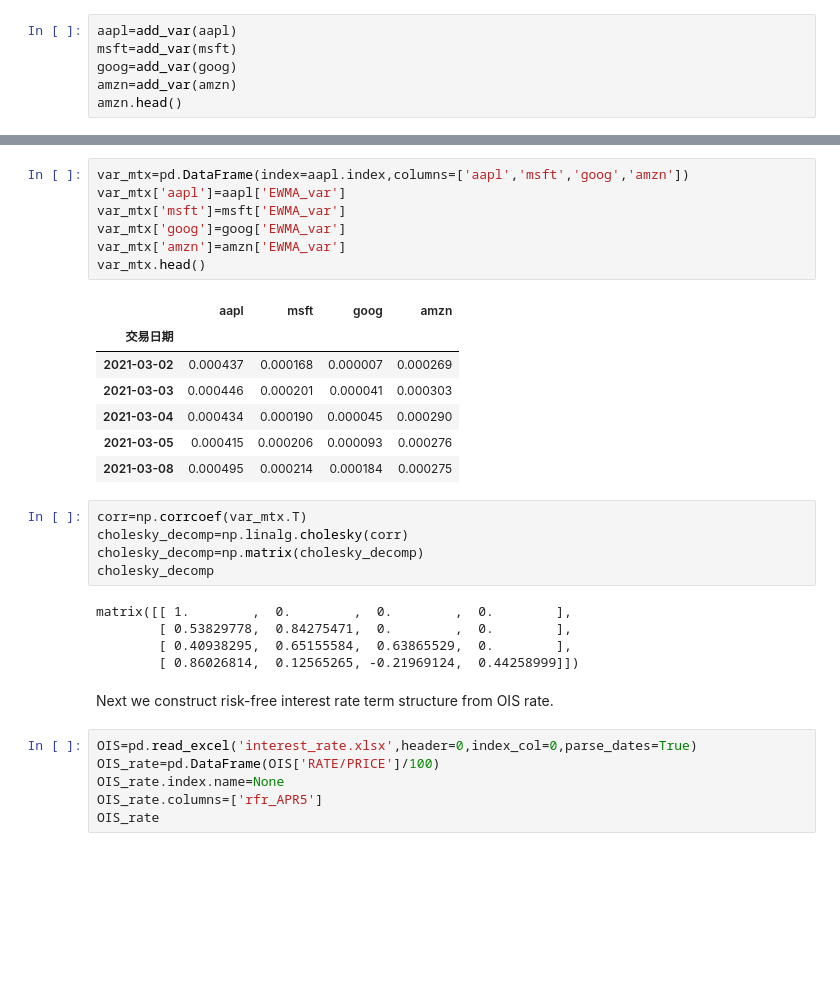
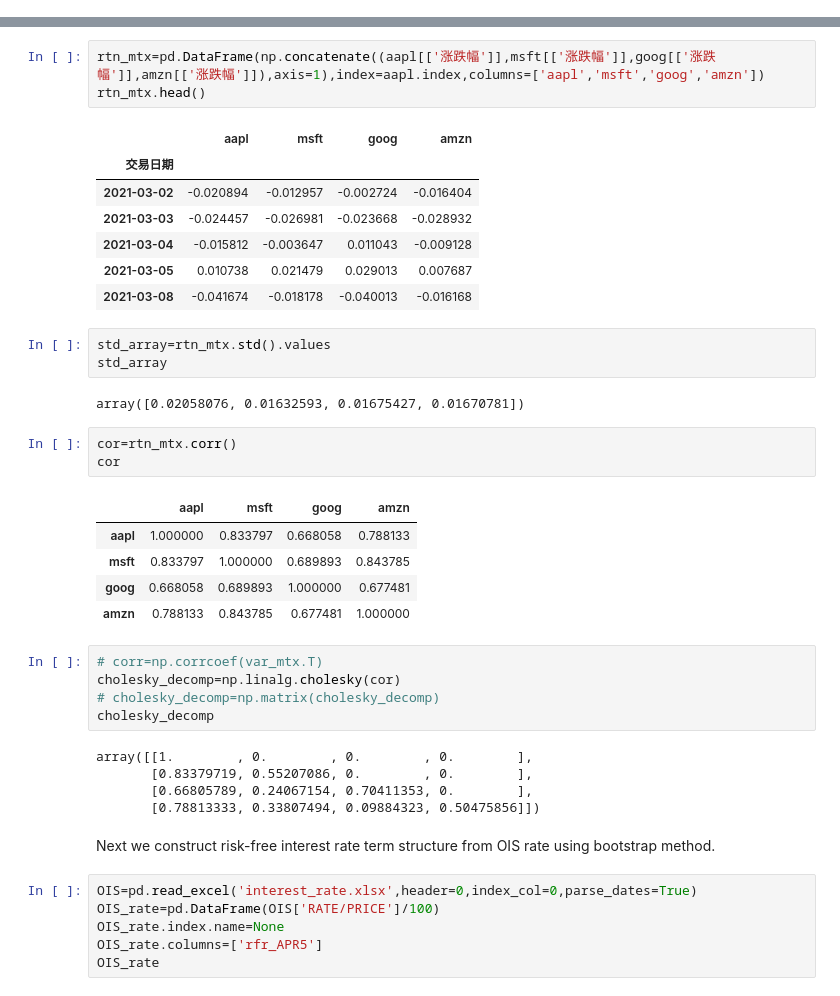
Before and after one commit to quantdive/path-dependent-option-simulation, a Jupyter notebook: Lookback_option_price_simulation.ipynb, the cells around one changed output, grey strips where cells are left out. Drawn from its saved outputs; the diff is of its cells as text; blank space fills up the shorter version.

```diff
--- a/Lookback_option_price_simulation.ipynb
+++ b/Lookback_option_price_simulation.ipynb
@@ -56,6 +42,0 @@ def add_var(df:pd.DataFrame)->pd.DataFrame:
-# %%
-aapl=add_var(aapl)
-msft=add_var(msft)
-goog=add_var(goog)
-amzn=add_var(amzn)
-amzn.head()
@@ -70,30 +43,40 @@ amzn.head()
-# %%
-var_mtx=pd.DataFrame(index=aapl.index,columns=['aapl','msft','goog','amzn'])
-var_mtx['aapl']=aapl['EWMA_var']
-var_mtx['msft']=msft['EWMA_var']
-var_mtx['goog']=goog['EWMA_var']
-var_mtx['amzn']=amzn['EWMA_var']
-var_mtx.head()
-# %% [output]
-|  | aapl | msft | goog | amzn |
-| 交易日期 |  |  |  |  |
-| 2021-03-02 | 0.000437 | 0.000168 | 0.000007 | 0.000269 |
-| 2021-03-03 | 0.000446 | 0.000201 | 0.000041 | 0.000303 |
-| 2021-03-04 | 0.000434 | 0.000190 | 0.000045 | 0.000290 |
-| 2021-03-05 | 0.000415 | 0.000206 | 0.000093 | 0.000276 |
-| 2021-03-08 | 0.000495 | 0.000214 | 0.000184 | 0.000275 |
+# %%
+rtn_mtx=pd.DataFrame(np.concatenate((aapl[['涨跌幅']],msft[['涨跌幅']],goog[['涨跌幅']],amzn[['涨跌幅']]),axis=1),index=aapl.index,columns=['aapl','msft','goog','amzn'])
+rtn_mtx.head()
+# %% [output]
+|  | aapl | msft | goog | amzn |
+| 交易日期 |  |  |  |  |
+| 2021-03-02 | -0.020894 | -0.012957 | -0.002724 | -0.016404 |
+| 2021-03-03 | -0.024457 | -0.026981 | -0.023668 | -0.028932 |
+| 2021-03-04 | -0.015812 | -0.003647 | 0.011043 | -0.009128 |
+| 2021-03-05 | 0.010738 | 0.021479 | 0.029013 | 0.007687 |
+| 2021-03-08 | -0.041674 | -0.018178 | -0.040013 | -0.016168 |
+# %%
+std_array=rtn_mtx.std().values
+std_array
+# %% [output]
+array([0.02058076, 0.01632593, 0.01675427, 0.01670781])
+# %%
+cor=rtn_mtx.corr()
+cor
+# %% [output]
+|  | aapl | msft | goog | amzn |
+| aapl | 1.000000 | 0.833797 | 0.668058 | 0.788133 |
+| msft | 0.833797 | 1.000000 | 0.689893 | 0.843785 |
+| goog | 0.668058 | 0.689893 | 1.000000 | 0.677481 |
+| amzn | 0.788133 | 0.843785 | 0.677481 | 1.000000 |
 # %%
-corr=np.corrcoef(var_mtx.T)
-cholesky_decomp=np.linalg.cholesky(corr)
-cholesky_decomp=np.matrix(cholesky_decomp)
+# corr=np.corrcoef(var_mtx.T)
+cholesky_decomp=np.linalg.cholesky(cor)
+# cholesky_decomp=np.matrix(cholesky_decomp)
 cholesky_decomp
 # %% [output]
-matrix([[ 1.        ,  0.        ,  0.        ,  0.        ],
-        [ 0.53829778,  0.84275471,  0.        ,  0.        ],
-        [ 0.40938295,  0.65155584,  0.63865529,  0.        ],
-        [ 0.86026814,  0.12565265, -0.21969124,  0.44258999]])
+array([[1.        , 0.        , 0.        , 0.        ],
+       [0.83379719, 0.55207086, 0.        , 0.        ],
+       [0.66805789, 0.24067154, 0.70411353, 0.        ],
+       [0.78813333, 0.33807494, 0.09884323, 0.50475856]])
 # %% [markdown]
-Next we construct risk-free interest rate term structure from OIS rate.
+Next we construct risk-free interest rate term structure from OIS rate using bootstrap method.
 # %%
 OIS=pd.read_excel('interest_rate.xlsx',header=0,index_col=0,parse_dates=True)
 OIS_rate=pd.DataFrame(OIS['RATE/PRICE']/100)
```
Also changed, not shown: parts of 11 cells of this notebook.
